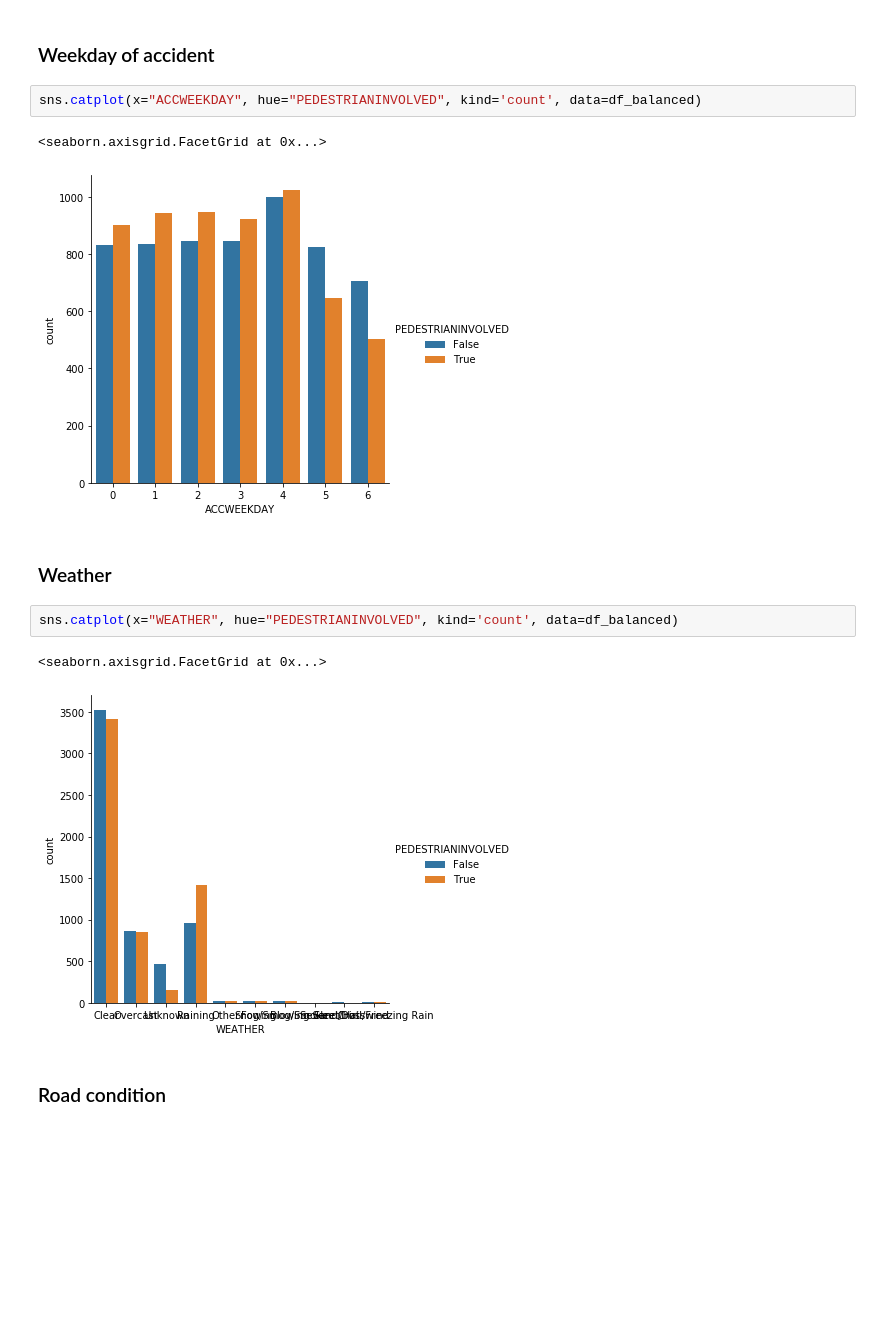
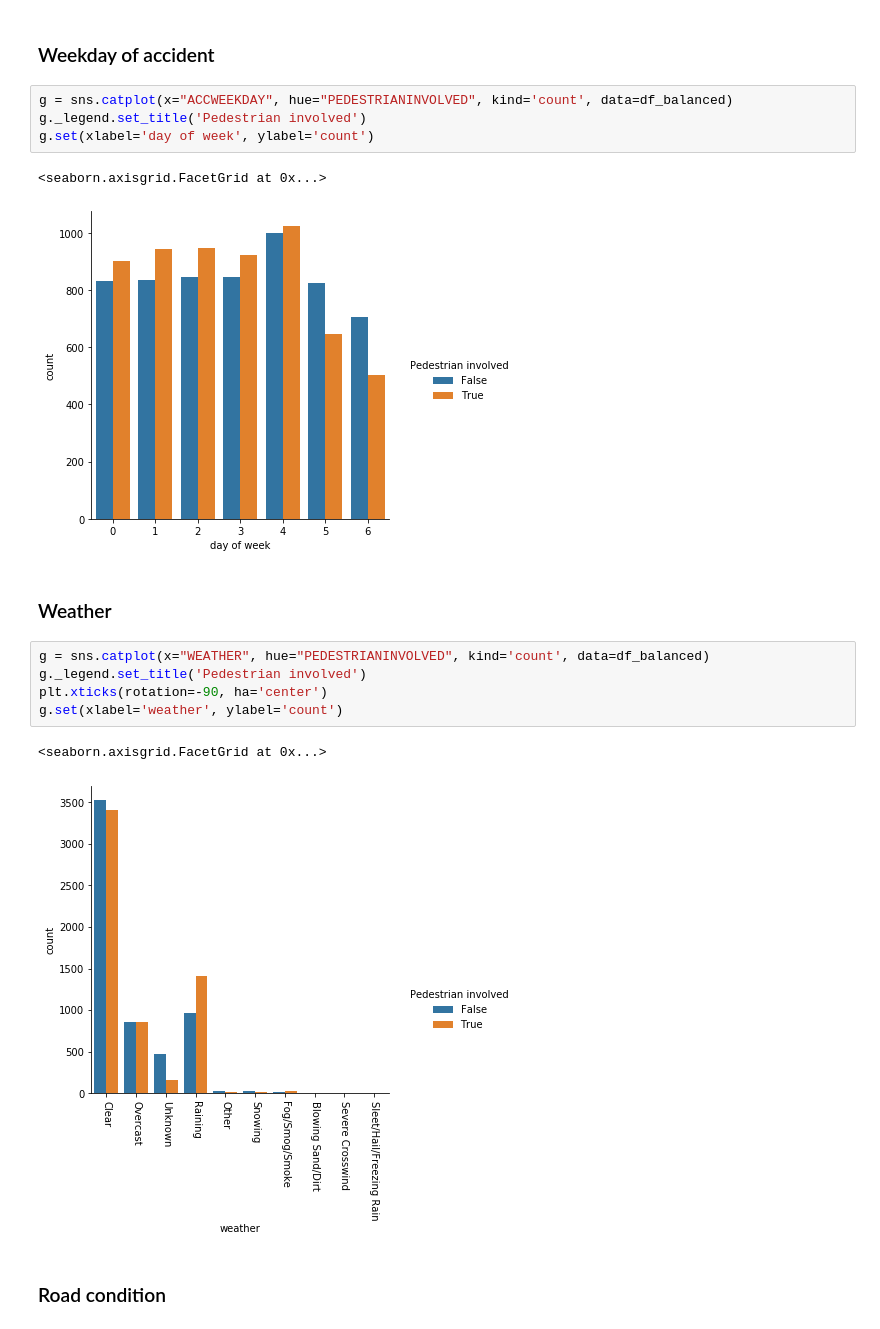
Before and after one commit to jans510/Coursera_Capstone, a Jupyter notebook: Coursera_Capstone.ipynb, the cells around one changed output. Saved outputs shown, nothing was run; the diff lists cells and outputs as text; blank space fills up the shorter version.

```diff
--- a/Coursera_Capstone.ipynb
+++ b/Coursera_Capstone.ipynb
@@ -151,17 +152,22 @@ sns.catplot(x="ACCHOUR", hue="PEDESTRIANINVOLVED", kind='count', data=df_balance
 # %% [markdown]
 <h3>Weekday of accident</h3>
 # %%
-sns.catplot(x="ACCWEEKDAY", hue="PEDESTRIANINVOLVED", kind='count', data=df_balanced)
+g = sns.catplot(x="ACCWEEKDAY", hue="PEDESTRIANINVOLVED", kind='count', data=df_balanced)
+g._legend.set_title('Pedestrian involved')
+g.set(xlabel='day of week', ylabel='count')
 # %% [output]
 <seaborn.axisgrid.FacetGrid at 0x...>
-[figure, old version]
+[figure, new version]
 # %% [markdown]
 <h3>Weather</h3>
 # %%
-sns.catplot(x="WEATHER", hue="PEDESTRIANINVOLVED", kind='count', data=df_balanced)
+g = sns.catplot(x="WEATHER", hue="PEDESTRIANINVOLVED", kind='count', data=df_balanced)
+g._legend.set_title('Pedestrian involved')
+plt.xticks(rotation=-90, ha='center')
+g.set(xlabel='weather', ylabel='count')
 # %% [output]
 <seaborn.axisgrid.FacetGrid at 0x...>
-[figure, old version]
+[figure, new version]
 # %% [markdown]
 <h3>Road condition</h3>
 # %%
```
Also changed, not shown: parts of 14 cells of this notebook, 1 other file.
